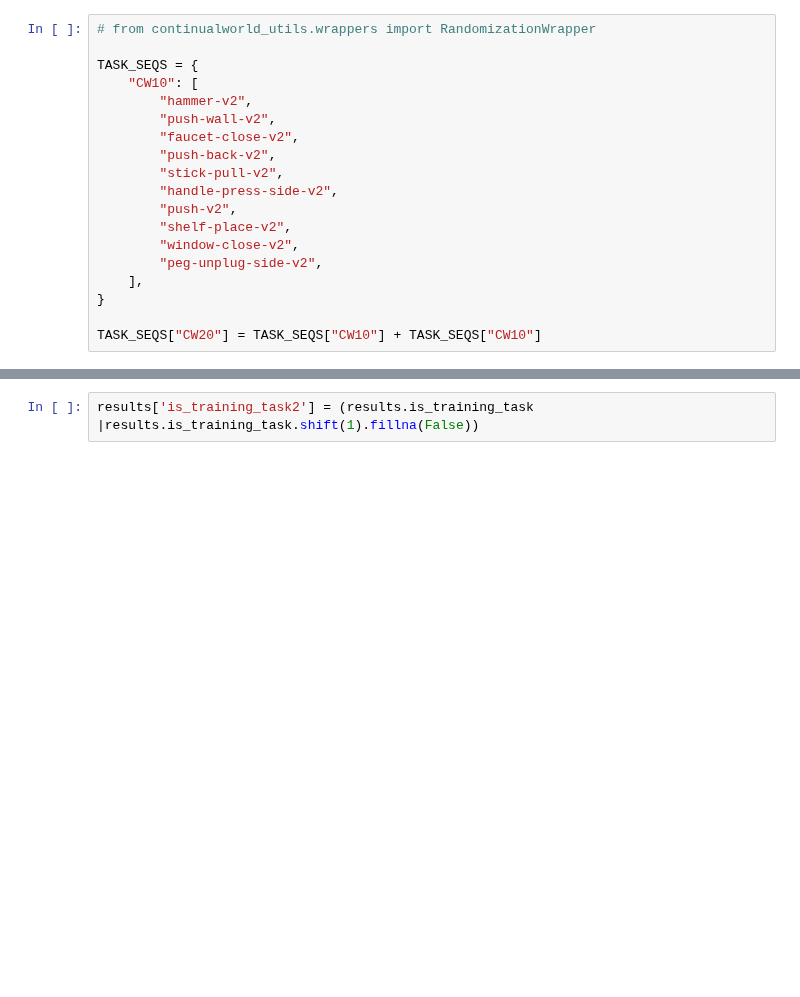
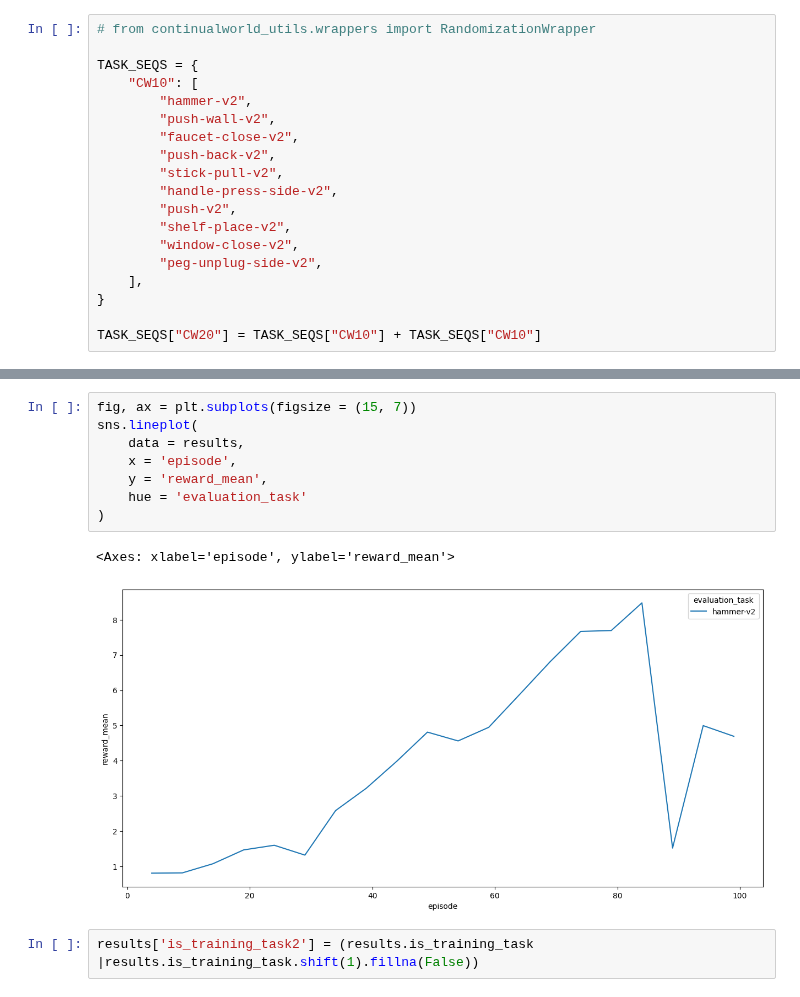
Before and after one commit to gdubbs100/right_left_brain_rl, a Jupyter notebook: continual_training_test.ipynb, the cells around one changed output, grey strips where cells are left out. Cells and saved outputs as stored; diff of their text form; blank space fills up the shorter version.

```diff
--- a/continual_training_test.ipynb
+++ b/continual_training_test.ipynb
@@ -143,3 +158,14 @@ results.query('is_training_task')
+# %%
+fig, ax = plt.subplots(figsize = (15, 7))
+sns.lineplot(
+    data = results,
+    x = 'episode',
+    y = 'reward_mean',
+    hue = 'evaluation_task'
+)
+# %% [output]
+<Axes: xlabel='episode', ylabel='reward_mean'>
+[figure, added]
 # %%
 results['is_training_task2'] = (results.is_training_task |results.is_training_task.shift(1).fillna(False))
 # %%
```
Also changed, not shown: parts of 13 cells of this notebook, 2 other files.
